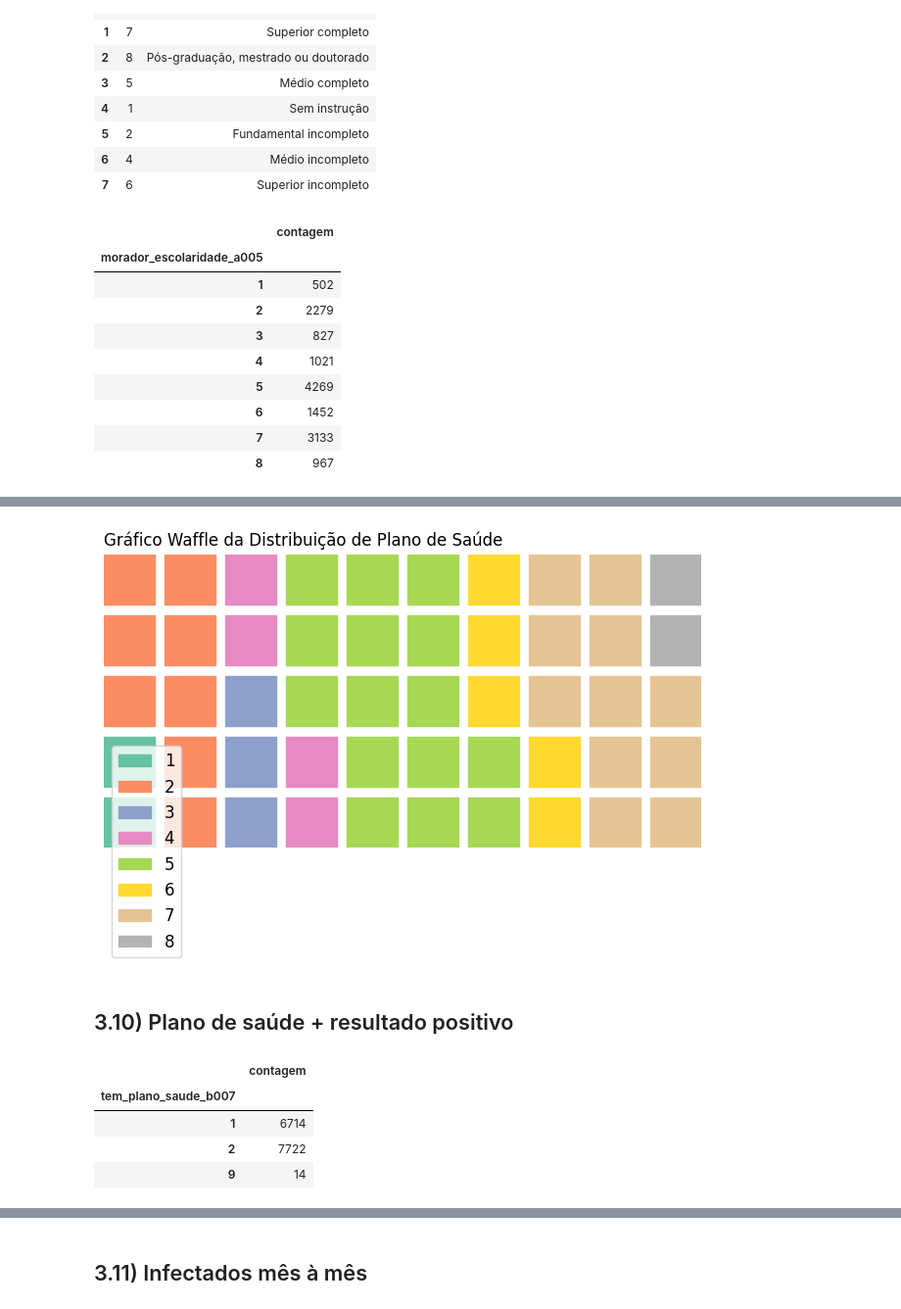
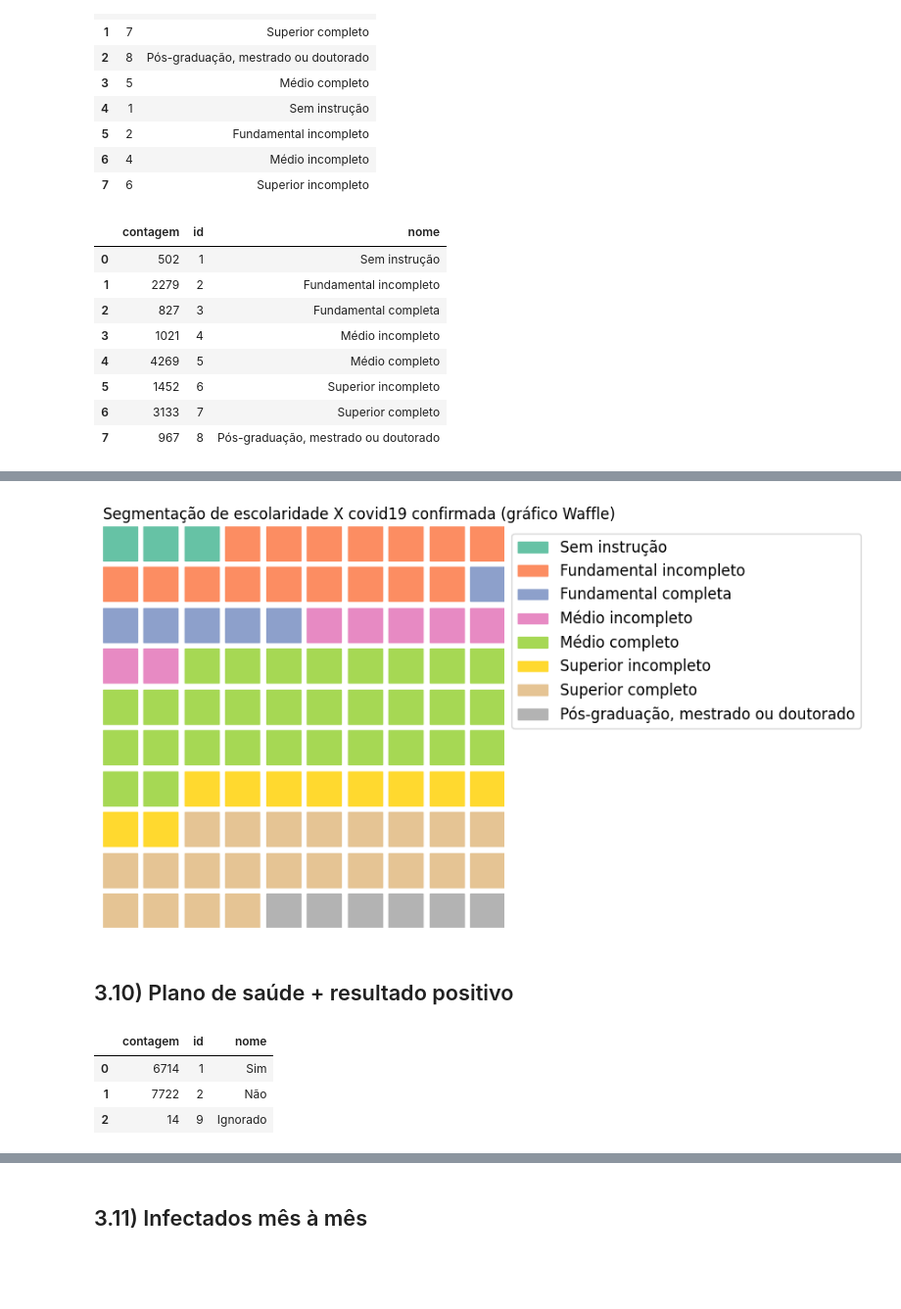
Before and after one commit to dhachcar/postech-tech-challenge-3, a Jupyter notebook: Tech_Challenge_3_Análises_para_o_Streamlit.ipynb, the cells around one changed output, grey strips where cells are left out. Shown at 98% size. Saved outputs shown, nothing was run; the diff lists cells and outputs as text; code cells hidden in the pictures; blank space fills up the shorter version.

```diff
--- a/Tech_Challenge_3_Análises_para_o_Streamlit.ipynb
+++ b/Tech_Challenge_3_Análises_para_o_Streamlit.ipynb
@@ -686,64 +701,70 @@ df_escolaridade
 | 6 | 4 | Médio incompleto |
 | 7 | 6 | Superior incompleto |
 # %%
+# preparando o dataframe segmentado
 colunas = ['morador_escolaridade_a005', 'resultado_exame_b009b']
 
 df_escolaridade_covid = df_pnad[df_pnad['resultado_exame_b009b'] == 1]
 df_escolaridade_covid = df_escolaridade_covid[colunas].groupby('morador_escolaridade_a005').agg(contagem=('resultado_exame_b009b', 'count'))
+df_escolaridade_covid = pd.merge(df_escolaridade_covid, df_escolaridade, left_on='morador_escolaridade_a005', right_on='id', how='inner')
+df_escolaridade_covid.to_csv('segmentacao-escolaridade-x-casos-positivos.csv', index=False)
 df_escolaridade_covid
 # %% [output]
-|  | contagem |
-| morador_escolaridade_a005 |  |
-| 1 | 502 |
-| 2 | 2279 |
-| 3 | 827 |
-| 4 | 1021 |
-| 5 | 4269 |
-| 6 | 1452 |
-| 7 | 3133 |
-| 8 | 967 |
+|  | contagem | id | nome |
+| 0 | 502 | 1 | Sem instrução |
+| 1 | 2279 | 2 | Fundamental incompleto |
+| 2 | 827 | 3 | Fundamental completa |
+| 3 | 1021 | 4 | Médio incompleto |
+| 4 | 4269 | 5 | Médio completo |
+| 5 | 1452 | 6 | Superior incompleto |
+| 6 | 3133 | 7 | Superior completo |
+| 7 | 967 | 8 | Pós-graduação, mestrado ou doutorado |
 # %%
 # donut
 fig = go.Figure()
 fig.add_trace(
       go.Pie(
-          labels=df_escolaridade_covid.index,
-          values=df_escolaridade_covid['contagem'],
+          labels=df_escolaridade_covid.nome,
+          values=df_escolaridade_covid.contagem,
           hole=.65
       )
     )
-fig.update_layout(title='COVID19 confirmada X Plano de saúde')
+fig.update_layout(title='Segmentação de escolaridade X covid19 confirmada')
 fig.show()
 
 # waffle
 fig = plt.figure(
     FigureClass=Waffle,
-    rows=5,
+    rows=10,
     columns=10,
-    values=df_escolaridade_covid['contagem'],
-    title={'label': 'Gráfico Waffle da Distribuição de Plano de Saúde', 'loc': 'left'},
-    labels=df_escolaridade_covid.index.array,
-    legend={'loc': 'lower left', 'bbox_to_anchor': (0, -0.4), 'fontsize': 12},
+    vertical=True,
+    starting_location='NW',
+    labels=df_escolaridade_covid.nome.tolist(),
+    values=df_escolaridade_covid.contagem.tolist(),
+    title={'label': 'Segmentação de escolaridade X covid19 confirmada (gráfico Waffle)', 'loc': 'left'},
+    legend={'loc': 'upper left', 'bbox_to_anchor': (1, 1), 'fontsize': 12},
     plot_anchor='C'
 )
 plt.show()
 # %% [output]
 [interactive output not drawn]
-[figure, old version]
+[figure, new version]
 # %% [markdown]
 ## 3.10) Plano de saúde + resultado positivo
 # %%
+# preparando o dataframe segmentado
 colunas = ['tem_plano_saude_b007', 'resultado_exame_b009b']
 
-df_plano_saude_covid = df_pnad[(df_pnad['resultado_exame_b009b'] == 1)]
+df_plano_saude_covid = df_pnad[df_pnad['resultado_exame_b009b'] == 1]
 df_plano_saude_covid = df_plano_saude_covid[colunas].groupby('tem_plano_saude_b007').agg(contagem=('resultado_exame_b009b', 'count'))
+df_plano_saude_covid = pd.merge(df_plano_saude_covid, df_resposta, left_on='tem_plano_saude_b007', right_on='id', how='inner')
+df_plano_saude_covid.to_csv('segmentacao-plano-saude-x-casos-positivos.csv', index=False)
 df_plano_saude_covid
 # %% [output]
-|  | contagem |
-| tem_plano_saude_b007 |  |
-| 1 | 6714 |
-| 2 | 7722 |
-| 9 | 14 |
+|  | contagem | id | nome |
+| 0 | 6714 | 1 | Sim |
+| 1 | 7722 | 2 | Não |
+| 2 | 14 | 9 | Ignorado |
 # %%
 # donut
 fig = go.Figure()
```
Also changed, not shown: parts of 30 cells of this notebook.
